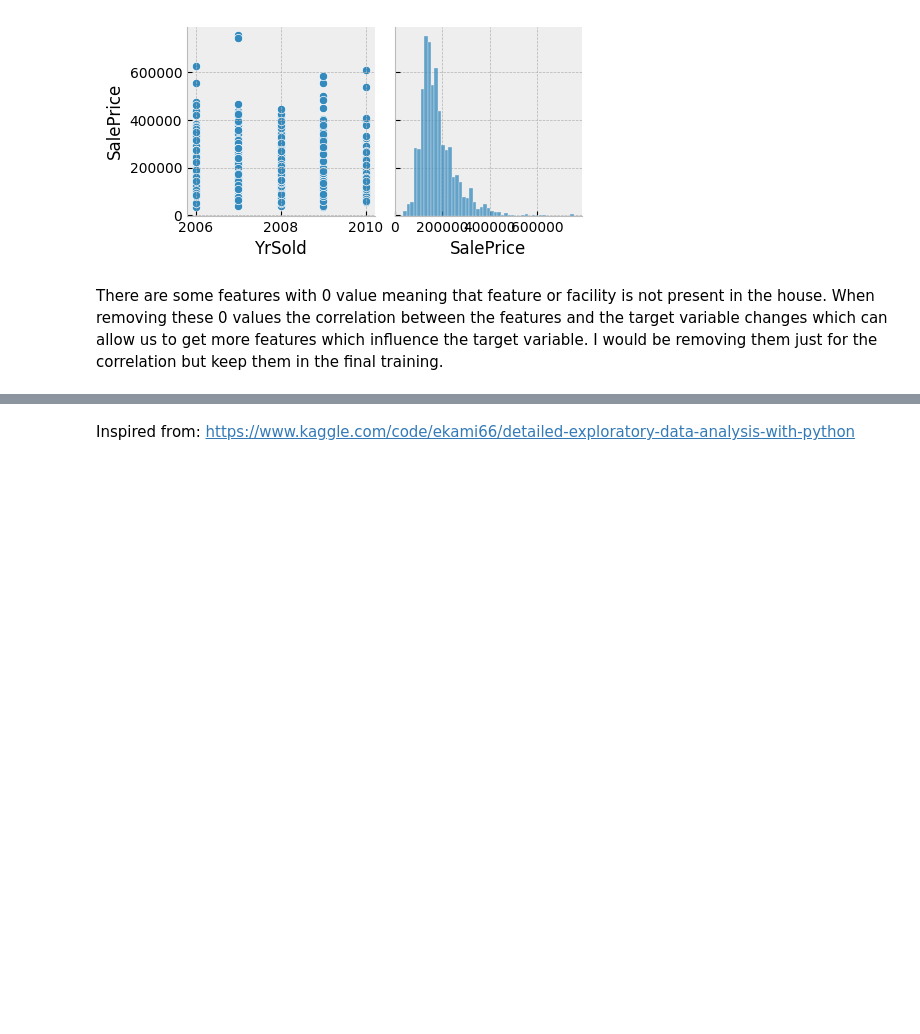
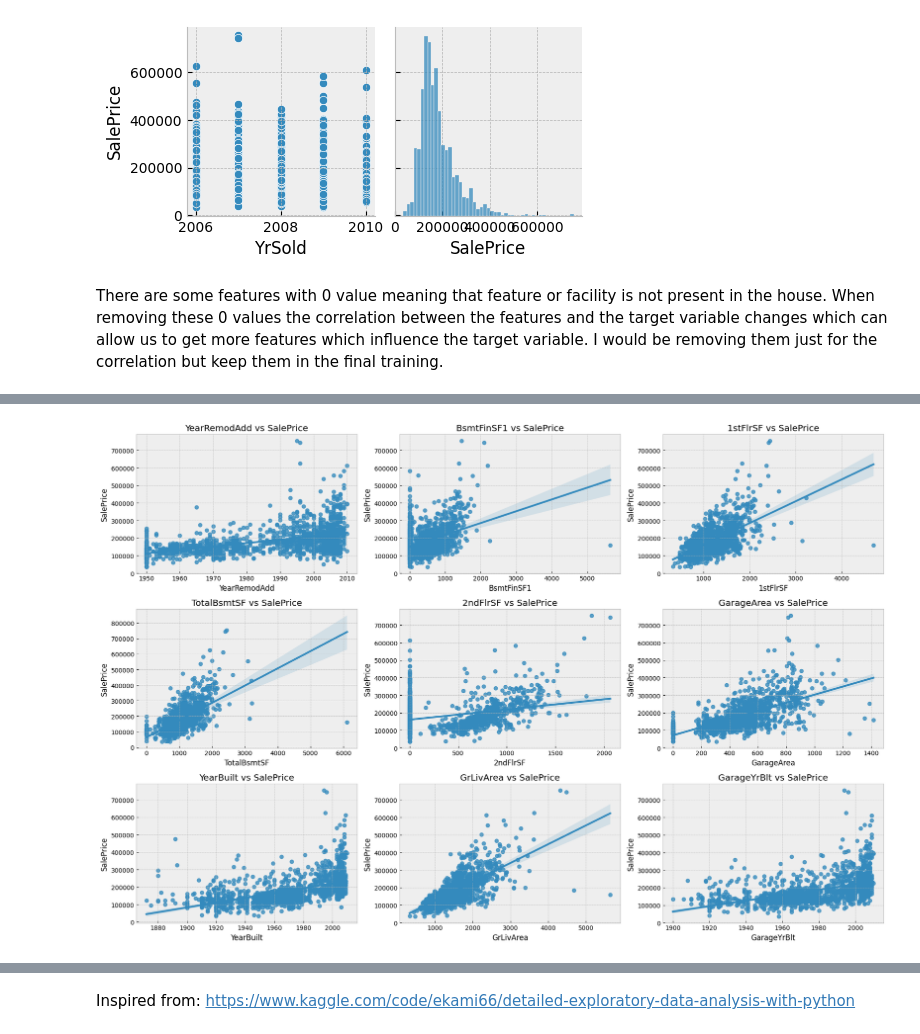
Before and after one commit to bharath03-a/house_rate_prediction, a Jupyter notebook: eda.ipynb, the cells around one changed output, grey strips where cells are left out. Cells and saved outputs as stored; diff of their text form; code cells hidden in the pictures; blank space fills up the shorter version.

```diff
--- a/eda.ipynb
+++ b/eda.ipynb
@@ -148,0 +170,3 @@ There are some features with 0 value meaning that feature or facility is not pre
+# %%
+train_corr_dummy = train_data_num.copy()
+top_feat = calculate_correlations(train_corr_dummy, 'SalePrice')
@@ -148,0 +223,20 @@ There are some features with 0 value meaning that feature or facility is not pre
+# %%
+def plot_feature_vs_target(features, target_var, data, cols=3, figsize=(18, 12)):
+    rows = (len(features) + cols - 1) // cols
+
+    fig, axes = plt.subplots(rows, cols, figsize=figsize)
+    axes = axes.flatten()
+
+    for i, feature in enumerate(features):
+        if i < len(features):
+            sns.regplot(x=feature, y=target_var, data=data, ax=axes[i])
+            axes[i].set_title(f'{feature} vs {target_var}')
+        else:
+            axes[i].set_visible(False)
+
+    plt.tight_layout()
+    plt.show()
+# %%
+plot_feature_vs_target(get_feat, 'SalePrice', train_data_num)
+# %% [output]
+[figure, added]
```
Also changed, not shown: parts of 18 cells of this notebook, 3 other files.
